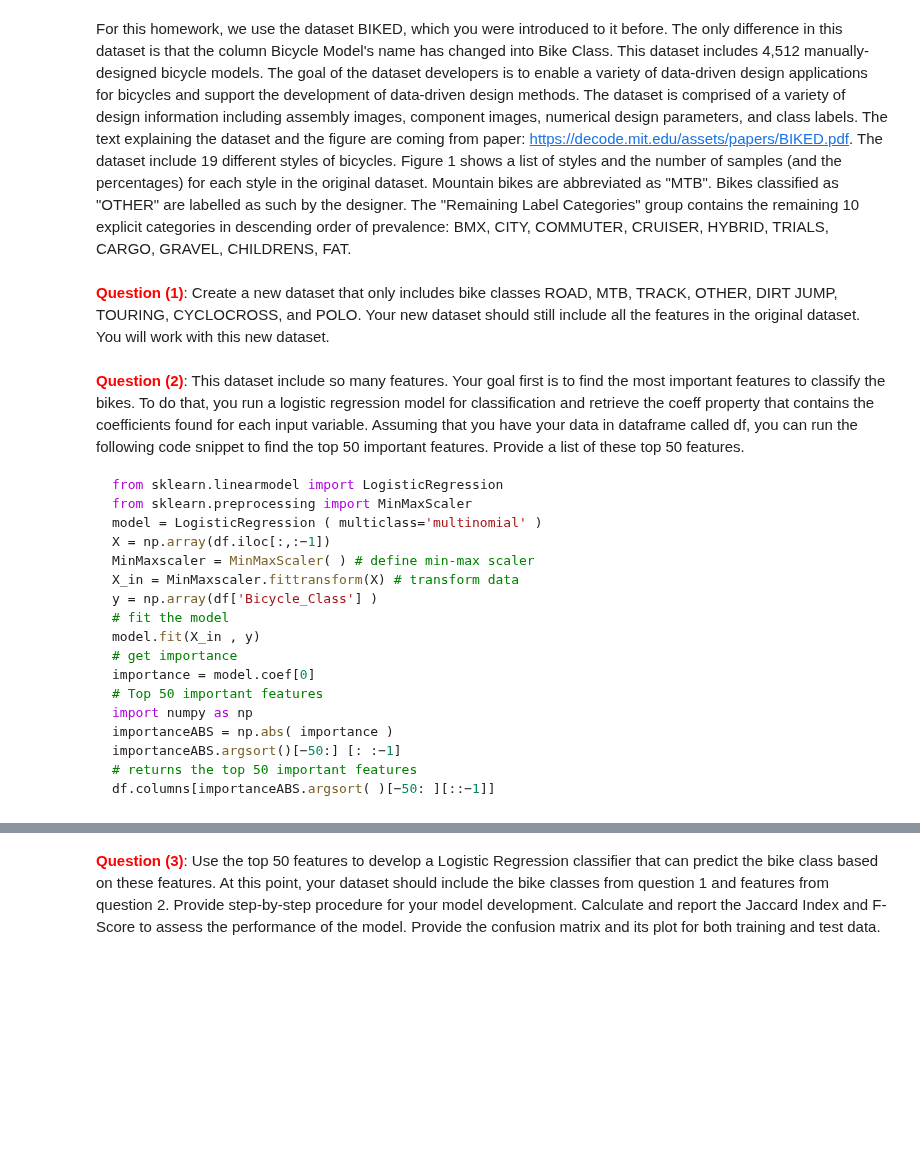
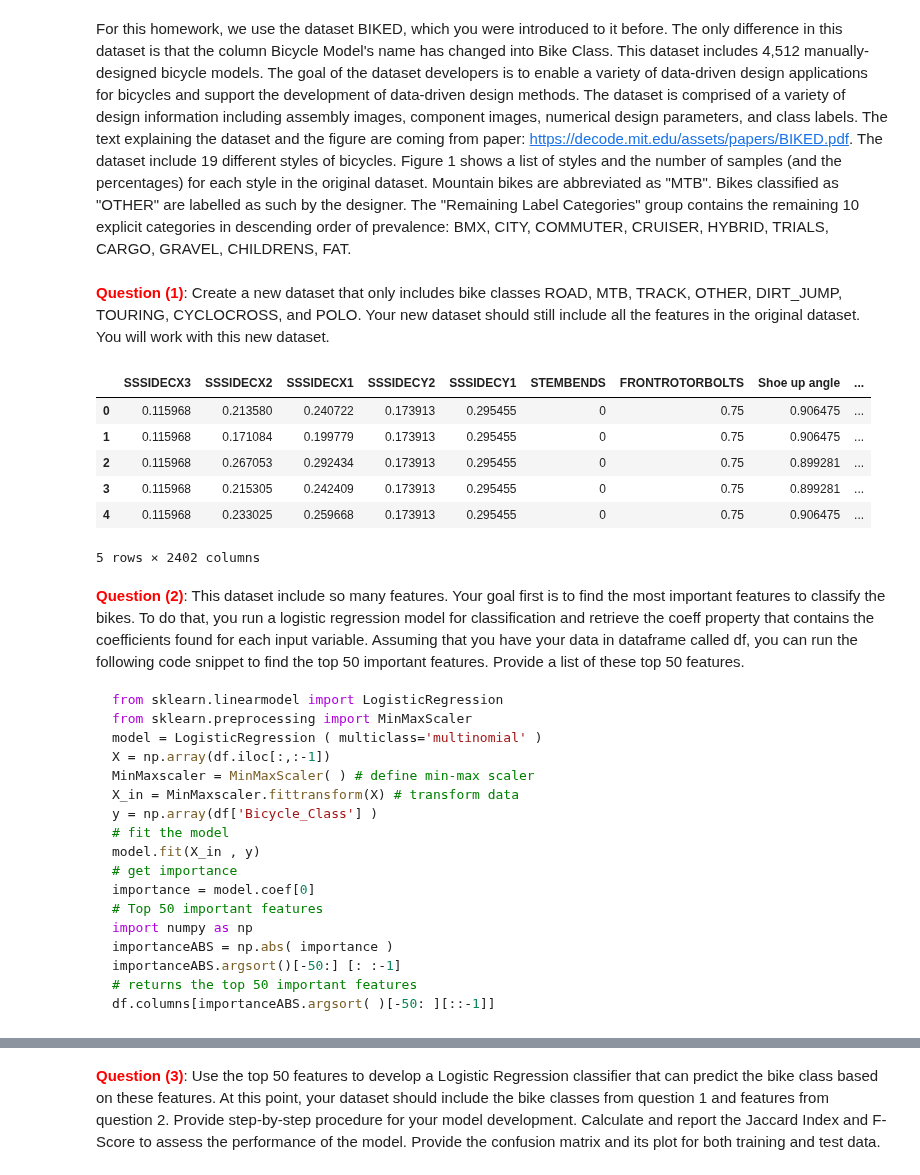
Before and after one commit to yairg98/Data-Driven-Problem-Solving, a Jupyter notebook: Homework 6/Homework_6.ipynb, the cells around one changed output, grey strips where cells are left out. Saved outputs shown, nothing was run; the diff lists cells and outputs as text; code cells hidden in the pictures; blank space fills up the shorter version.

````diff
--- a/Homework 6/Homework_6.ipynb
+++ b/Homework 6/Homework_6.ipynb
@@ -3,7 +3,22 @@
 # %% [markdown]
 For this homework, we use the dataset BIKED, which you were introduced to it before. The only difference in this dataset is that the column Bicycle Model's name has changed into Bike Class. This dataset includes 4,512 manually-designed bicycle models. The goal of the dataset developers is to enable a variety of data-driven design applications for bicycles and support the development of data-driven design methods. The dataset is comprised of a variety of design information including assembly images, component images, numerical design parameters, and class labels. The text explaining the dataset and the figure are coming from paper: https://decode.mit.edu/assets/papers/BIKED.pdf. The dataset include 19 different styles of bicycles. Figure 1 shows a list of styles and the number of samples (and the percentages) for each style in the original dataset. Mountain bikes are abbreviated as "MTB". Bikes classified as "OTHER" are labelled as such by the designer. The "Remaining Label Categories" group contains the remaining 10 explicit categories in descending order of prevalence: BMX, CITY, COMMUTER, CRUISER, HYBRID, TRIALS, CARGO, GRAVEL, CHILDRENS, FAT.
 # %% [markdown]
-<font color='red'>__Question (1)__</font>: Create a new dataset that only includes bike classes ROAD, MTB, TRACK, OTHER, DIRT JUMP, TOURING, CYCLOCROSS, and POLO. Your new dataset should still include all the features in the original dataset. You will work with this new dataset.
+<font color='red'>__Question (1)__</font>: Create a new dataset that only includes bike classes ROAD, MTB, TRACK, OTHER, DIRT_JUMP, TOURING, CYCLOCROSS, and POLO. Your new dataset should still include all the features in the original dataset. You will work with this new dataset.
+# %%
+import pandas as pd
+
+url = 'https://raw.githubusercontent.com/yairg98/Data-Driven-Problem-Solving/main/Homework%206/Biked_Dataset_Reduced.csv'
+df = pd.read_csv(url)
+
+df.head()
+# %% [output]
+|  | SSSIDECX3 | SSSIDECX2 | SSSIDECX1 | SSSIDECY2 | SSSIDECY1 | STEMBENDS | FRONTROTORBOLTS | Shoe up angle | ... |
+| 0 | 0.115968 | 0.213580 | 0.240722 | 0.173913 | 0.295455 | 0 | 0.75 | 0.906475 | ... |
+| 1 | 0.115968 | 0.171084 | 0.199779 | 0.173913 | 0.295455 | 0 | 0.75 | 0.906475 | ... |
+| 2 | 0.115968 | 0.267053 | 0.292434 | 0.173913 | 0.295455 | 0 | 0.75 | 0.899281 | ... |
+| 3 | 0.115968 | 0.215305 | 0.242409 | 0.173913 | 0.295455 | 0 | 0.75 | 0.899281 | ... |
+| 4 | 0.115968 | 0.233025 | 0.259668 | 0.173913 | 0.295455 | 0 | 0.75 | 0.906475 | ... |
+5 rows × 2402 columns
 # %% [markdown]
 <font color='red'>__Question (2)__</font>: This dataset include so many features. Your goal first is to find the most important features to classify the bikes. To do that, you run a logistic regression model for classification and retrieve the coeff property that contains the coefficients found for each input variable. Assuming that you have your data in dataframe called df, you can run the following code snippet to find the top 50 important features. Provide a list of these top 50 features.
 
@@ -11,7 +26,7 @@ For this homework, we use the dataset BIKED, which you were introduced to it bef
 from sklearn.linearmodel import LogisticRegression
 from sklearn.preprocessing import MinMaxScaler
 model = LogisticRegression ( multiclass='multinomial' )
-X = np.array(df.iloc[:,:−1])
+X = np.array(df.iloc[:,:-1])
 MinMaxscaler = MinMaxScaler( ) # define min-max scaler
 X_in = MinMaxscaler.fittransform(X) # transform data
 y = np.array(df['Bicycle_Class'] )
@@ -22,7 +37,7 @@ importance = model.coef[0]
 # Top 50 important features
 import numpy as np
 importanceABS = np.abs( importance )
-importanceABS.argsort()[−50:] [: :−1]
+importanceABS.argsort()[-50:] [: :-1]
 # returns the top 50 important features
-df.columns[importanceABS.argsort( )[−50: ][::−1]]
+df.columns[importanceABS.argsort( )[-50: ][::-1]]
 ```
````
Also changed, not shown: parts of 10 cells of this notebook.
